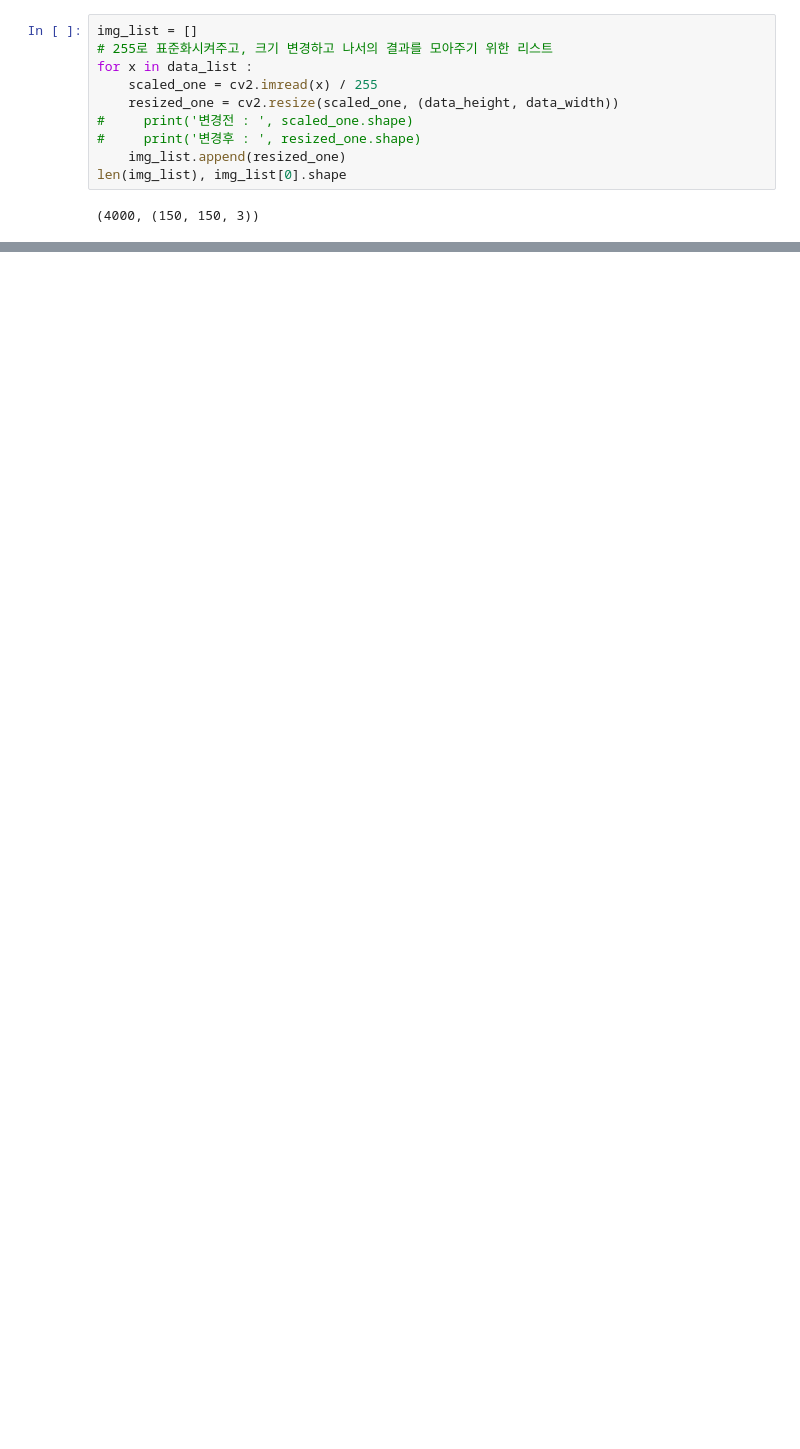
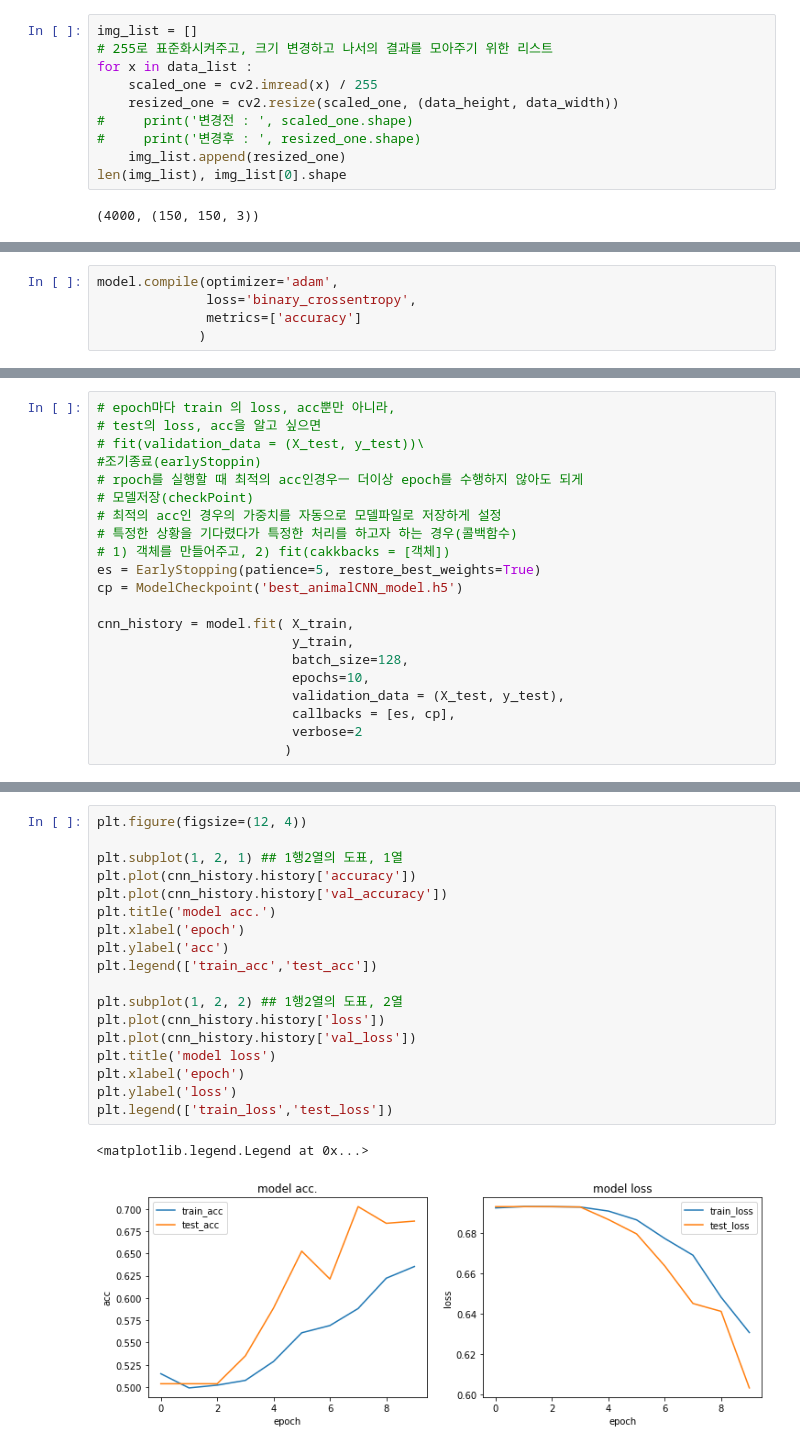
Before and after one commit to songhyeonjun/python-data, a Jupyter notebook: data23/딥러닝-개고양이분류.ipynb, the cells around one changed output, grey strips where cells are left out. Cells and saved outputs as stored; diff of their text form; blank space fills up the shorter version.

```diff
--- a/data23/딥러닝-개고양이분류.ipynb
+++ b/data23/딥러닝-개고양이분류.ipynb
@@ -99,0 +275,5 @@ len(img_list), img_list[0].shape
+# %%
+model.compile(optimizer='adam',
+              loss='binary_crossentropy',
+              metrics=['accuracy']
+             )
@@ -99,0 +282,21 @@ len(img_list), img_list[0].shape
+# %%
+# epoch마다 train 의 loss, acc뿐만 아니라,
+# test의 loss, acc을 알고 싶으면
+# fit(validation_data = (X_test, y_test))\
+#조기종료(earlyStoppin)
+# rpoch를 실행할 때 최적의 acc인경우ㅡ 더이상 epoch를 수행하지 않아도 되게
+# 모델저장(checkPoint)
+# 최적의 acc인 경우의 가중치를 자동으로 모델파일로 저장하게 설정
+# 특정한 상황을 기다렸다가 특정한 처리를 하고자 하는 경우(콜백함수)
+# 1) 객체를 만들어주고, 2) fit(cakkbacks = [객체])
+es = EarlyStopping(patience=5, restore_best_weights=True)
+cp = ModelCheckpoint('best_animalCNN_model.h5')
+
+cnn_history = model.fit( X_train,
+                         y_train,
+                         batch_size=128,
+                         epochs=10,
+                         validation_data = (X_test, y_test),
+                         callbacks = [es, cp],
+                         verbose=2
+                        )
@@ -99,0 +330,21 @@ len(img_list), img_list[0].shape
+# %%
+plt.figure(figsize=(12, 4))
+
+plt.subplot(1, 2, 1) ## 1행2열의 도표, 1열
+plt.plot(cnn_history.history['accuracy'])
+plt.plot(cnn_history.history['val_accuracy'])
+plt.title('model acc.')
+plt.xlabel('epoch')
+plt.ylabel('acc')
+plt.legend(['train_acc','test_acc'])
+
+plt.subplot(1, 2, 2) ## 1행2열의 도표, 2열
+plt.plot(cnn_history.history['loss'])
+plt.plot(cnn_history.history['val_loss'])
+plt.title('model loss')
+plt.xlabel('epoch')
+plt.ylabel('loss')
+plt.legend(['train_loss','test_loss'])
+# %% [output]
+<matplotlib.legend.Legend at 0x...>
+[figure, added]
```
Also changed, not shown: parts of 28 cells of this notebook.
